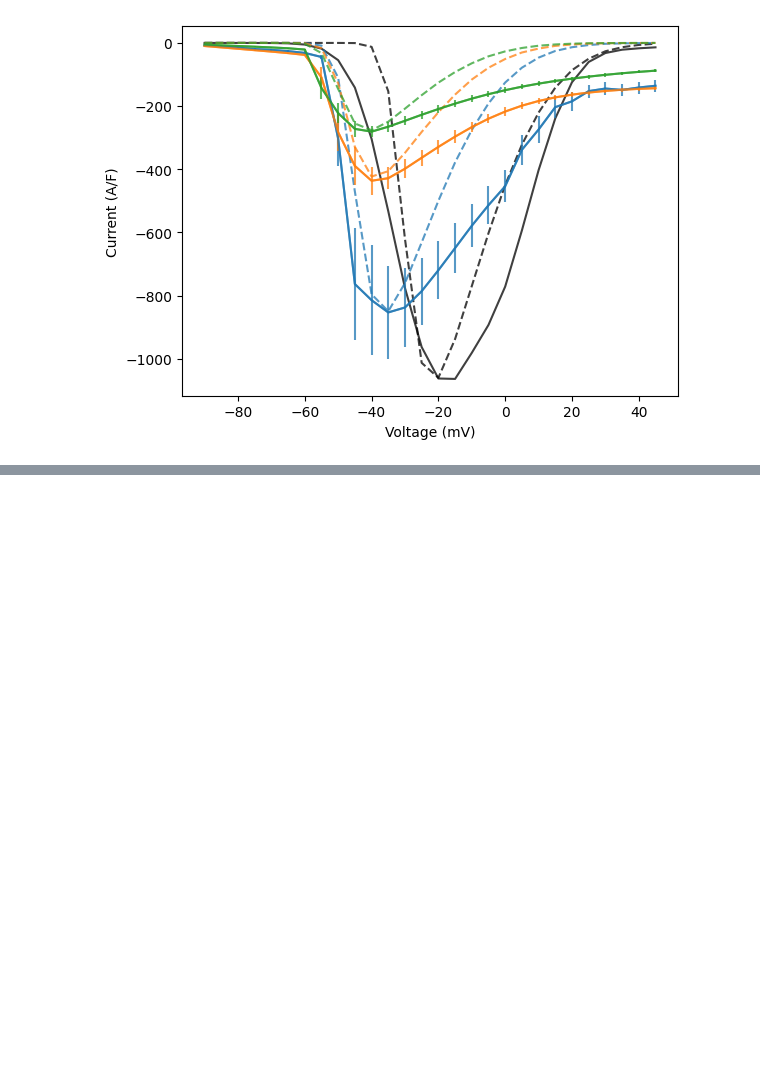
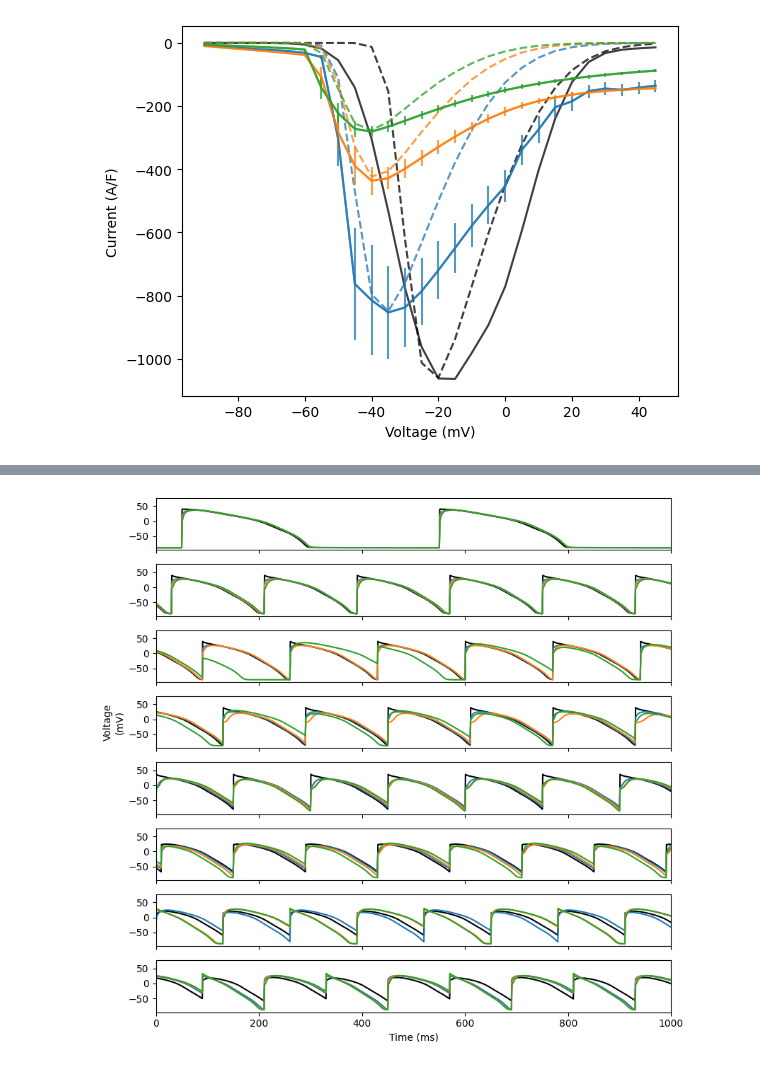
Before and after one commit to CardiacModelling/nav-artefact-model, a Jupyter notebook: src/ap/ap-effects.ipynb, the cells around one changed output, grey strips where cells are left out. Drawn from its saved outputs; the diff is of its cells as text; code cells hidden in the pictures; blank space fills up the shorter version.

```diff
--- a/src/ap/ap-effects.ipynb
+++ b/src/ap/ap-effects.ipynb
@@ -215,0 +292,39 @@ plt.show()
+# %%
+# Test different pacing frequencies
+
+fig, axes = plt.subplots(8, 1, figsize=(8.5, 8), sharex=True, sharey=True)
+
+TIME2= np.arange(0, 5000, DT)
+
+for i_v, v in enumerate([500, 180, 170, 160, 150, 140, 130, 120]):
+    m = myokit.Simulation(mmt_ap)
+    stim_amp_var = 'stimulus.amplitude'  # For dutta-2017.mmt
+    m.set_max_step_size(1e-1)  # ms
+    m.set_tolerance(1e-8, 1e-10)
+    m.set_constant(stim_amp_var, -80)
+    p = myokit.pacing.blocktrain(period=v,
+                                 #duration=1,
+                                 duration=0.5,
+                                 offset=50,
+                                 level=1.5)
+                                 #level=2)
+                                 #level=0.75)
+    m.set_protocol(p, label='pace')
+    m.pre(10000)
+
+    colors = ['black','C0', 'C1', 'C2']
+    for i, p in enumerate(PARAMS):
+        m.set_constant('ina.gNa', p[0])
+        m.set_constant('ina.p1', p[1])
+        m.set_constant('ina.p3', p[1])
+        d0 = m.run(TIME2[-1]+1, log_times=TIME2, log=LOG)
+        m.reset()
+        axes[i_v].plot(TIME2 - 2000, d0['membrane.V'], c=colors[i])
+
+axes[3].set_ylabel('Voltage\n(mV)')
+axes[-1].set_xlabel('Time (ms)')
+axes[0].set_xlim([0, 1000])
+plt.tight_layout()
+plt.show()
+# %% [output]
+[figure, added]
```
Also changed, not shown: parts of 7 cells of this notebook.
